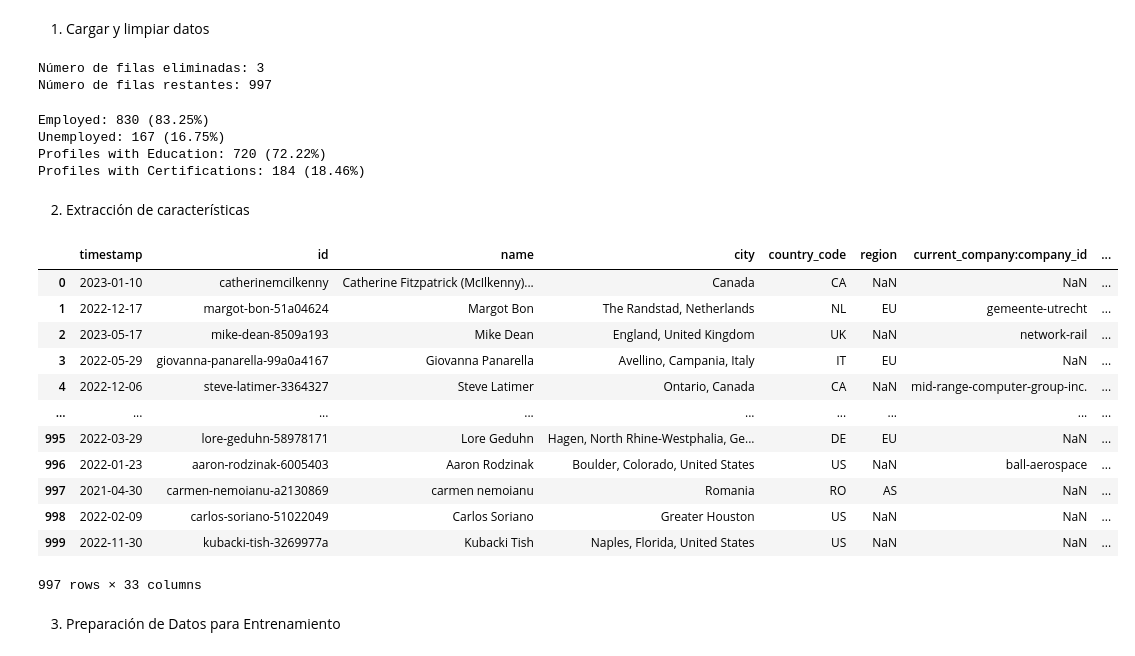
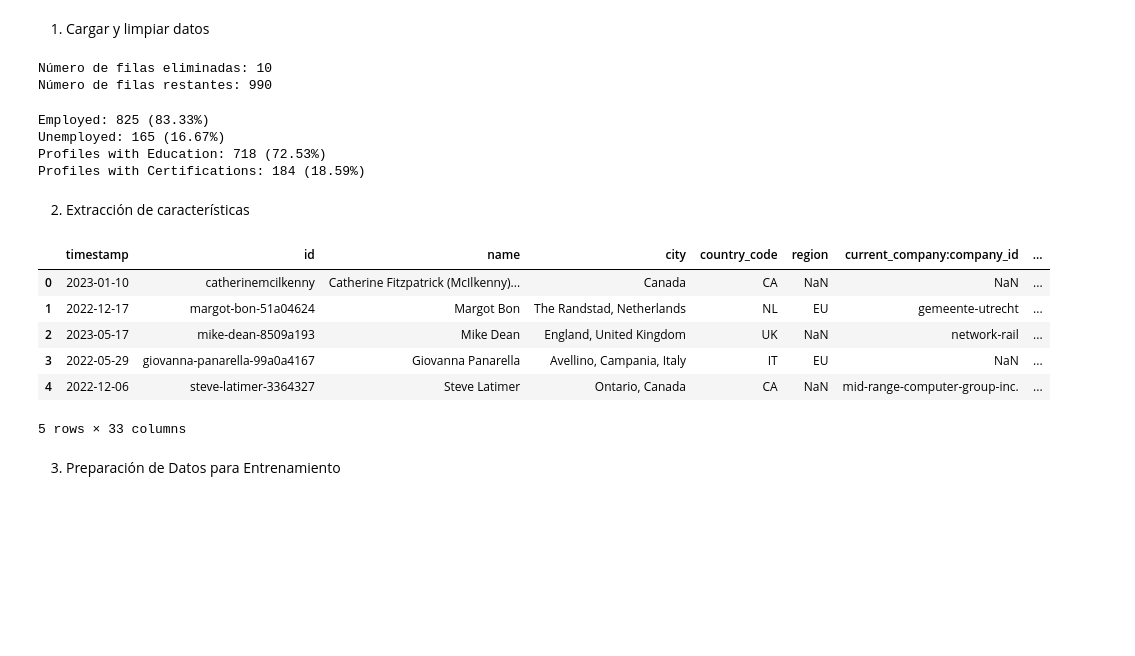
Before and after one commit to Pasku99/Talent-Analyzer-AI, a Jupyter notebook: notebooks/talent_analyzer.ipynb, the cells around one changed output. Cells and saved outputs as stored; diff of their text form; code cells hidden in the pictures; blank space fills up the shorter version.

```diff
--- a/notebooks/talent_analyzer.ipynb
+++ b/notebooks/talent_analyzer.ipynb
@@ -18,6 +18,16 @@ rows_before = df.shape[0]
 # Eliminar filas donde 'experience' es nulo o vacío y hay empleo actual
 df = df[~((df['experience'].isna() | (df['experience'].str.strip() == '')) & df['employed'])]
 
+# Filtrar filas que contienen palabras relacionadas con retiro o jubilación en la columna 'position'
+keywords = ['retired', 'retirement', 'jubilado', 'retiro', 'jubilation', 'pension', 'pensionado', 'pensioen',
+            'rentner', 'pensione', 'retirado', '退職', '引退', 'пенсия', '退休', '연금', 'pesentado', 'retraité']
+
+# Crear un patrón regex para buscar todas las palabras clave
+pattern = '|'.join(keywords)
+
+# Eliminar filas donde 'position' contiene palabras relacionadas con retiro o jubilación
+df = df[~df['position'].str.contains(pattern, case=False, na=False)]
+
 # Contar el número de filas después de eliminar
 rows_after = df.shape[0]
 
@@ -30,8 +40,8 @@ print(f"Número de filas restantes: {rows_after}")
 # Convertir la columna 'employed' a entero (1 si tiene empleo, 0 si no)
 df['employed'] = df['employed'].astype(int)
 # %% [output]
-Número de filas eliminadas: 3
-Número de filas restantes: 997
+Número de filas eliminadas: 10
+Número de filas restantes: 990
 # %%
 # Total profiles in the dataset
 total_profiles = len(df)
@@ -68,10 +78,10 @@ print(f"Unemployed: {unemployed} ({percentage_unemployed:.2f}%)")
 print(f"Profiles with Education: {profiles_with_education} ({percentage_with_education:.2f}%)")
 print(f"Profiles with Certifications: {profiles_with_certifications} ({percentage_with_certifications:.2f}%)")
 # %% [output]
-Employed: 830 (83.25%)
-Unemployed: 167 (16.75%)
-Profiles with Education: 720 (72.22%)
-Profiles with Certifications: 184 (18.46%)
+Employed: 825 (83.33%)
+Unemployed: 165 (16.67%)
+Profiles with Education: 718 (72.53%)
+Profiles with Certifications: 184 (18.59%)
 # %% [markdown]
 2. Extracción de características
 # %%
@@ -150,41 +160,35 @@ def extract_experience_years_from_json(experience):
         consolidated_periods = []
         current_start, current_end = periods[0]
 
         for start, end in periods[1:]:
             if start <= current_end:  # Si los períodos se solapan, extender el período actual
                 current_end = max(current_end, end)
             else:  # Si no se solapan, añadir el período consolidado y empezar un nuevo período
                 consolidated_periods.append((current_start, current_end))
                 current_start, current_end = start, end
 
         consolidated_periods.append((current_start, current_end))  # Añadir el último período
 
         # Calcular la experiencia total en años y meses
         total_months = sum((end.year - start.year) * 12 + (end.month - start.month) for start, end in consolidated_periods)
         total_years = total_months // 12
         return total_years
 
     except Exception as e:
         print(f"Error procesando la experiencia: {e}")
         return 0
 
 # Aplicar la función mejorada de experiencia
 df['experience_years'] = df['experience'].apply(lambda x: extract_experience_years_from_json(x) if isinstance(x, str) else 0)
-df
+df.head()
 # %% [output]
 |  | timestamp | id | name | city | country_code | region | current_company:company_id | ... |
 | 0 | 2023-01-10 | catherinemcilkenny | Catherine Fitzpatrick (McIlkenny)... | Canada | CA | NaN | NaN | ... |
 | 1 | 2022-12-17 | margot-bon-51a04624 | Margot Bon | The Randstad, Netherlands | NL | EU | gemeente-utrecht | ... |
 | 2 | 2023-05-17 | mike-dean-8509a193 | Mike Dean | England, United Kingdom | UK | NaN | network-rail | ... |
 | 3 | 2022-05-29 | giovanna-panarella-99a0a4167 | Giovanna Panarella | Avellino, Campania, Italy | IT | EU | NaN | ... |
 | 4 | 2022-12-06 | steve-latimer-3364327 | Steve Latimer | Ontario, Canada | CA | NaN | mid-range-computer-group-inc. | ... |
-| ... | ... | ... | ... | ... | ... | ... | ... | ... |
-| 995 | 2022-03-29 | lore-geduhn-58978171 | Lore Geduhn | Hagen, North Rhine-Westphalia, Ge... | DE | EU | NaN | ... |
-| 996 | 2022-01-23 | aaron-rodzinak-6005403 | Aaron Rodzinak | Boulder, Colorado, United States | US | NaN | ball-aerospace | ... |
-| 997 | 2021-04-30 | carmen-nemoianu-a2130869 | carmen nemoianu | Romania | RO | AS | NaN | ... |
-| 998 | 2022-02-09 | carlos-soriano-51022049 | Carlos Soriano | Greater Houston | US | NaN | NaN | ... |
-| 999 | 2022-11-30 | kubacki-tish-3269977a | Kubacki Tish | Naples, Florida, United States | US | NaN | NaN | ... |
-997 rows × 33 columns
+5 rows × 33 columns
 # %% [markdown]
 3. Preparación de Datos para Entrenamiento
 # %%
```
Also changed, not shown: parts of 17 cells of this notebook, 11 other files.
